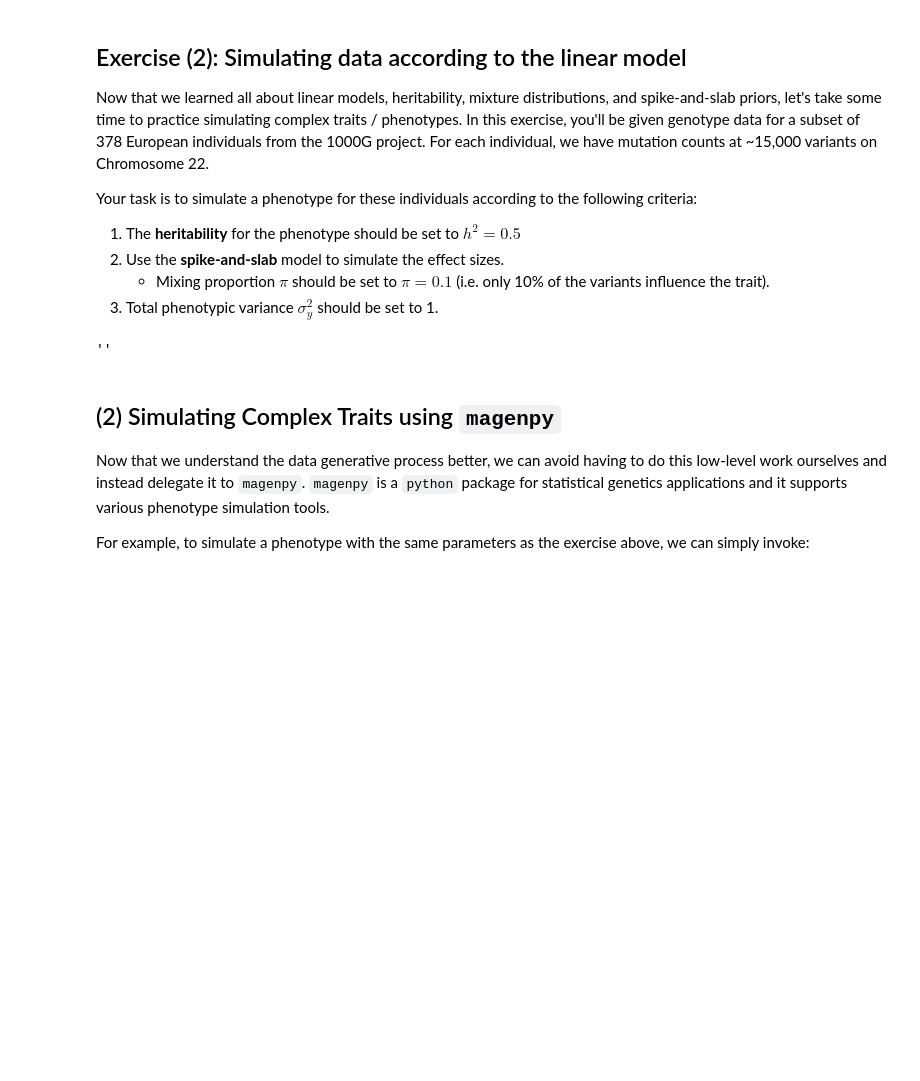
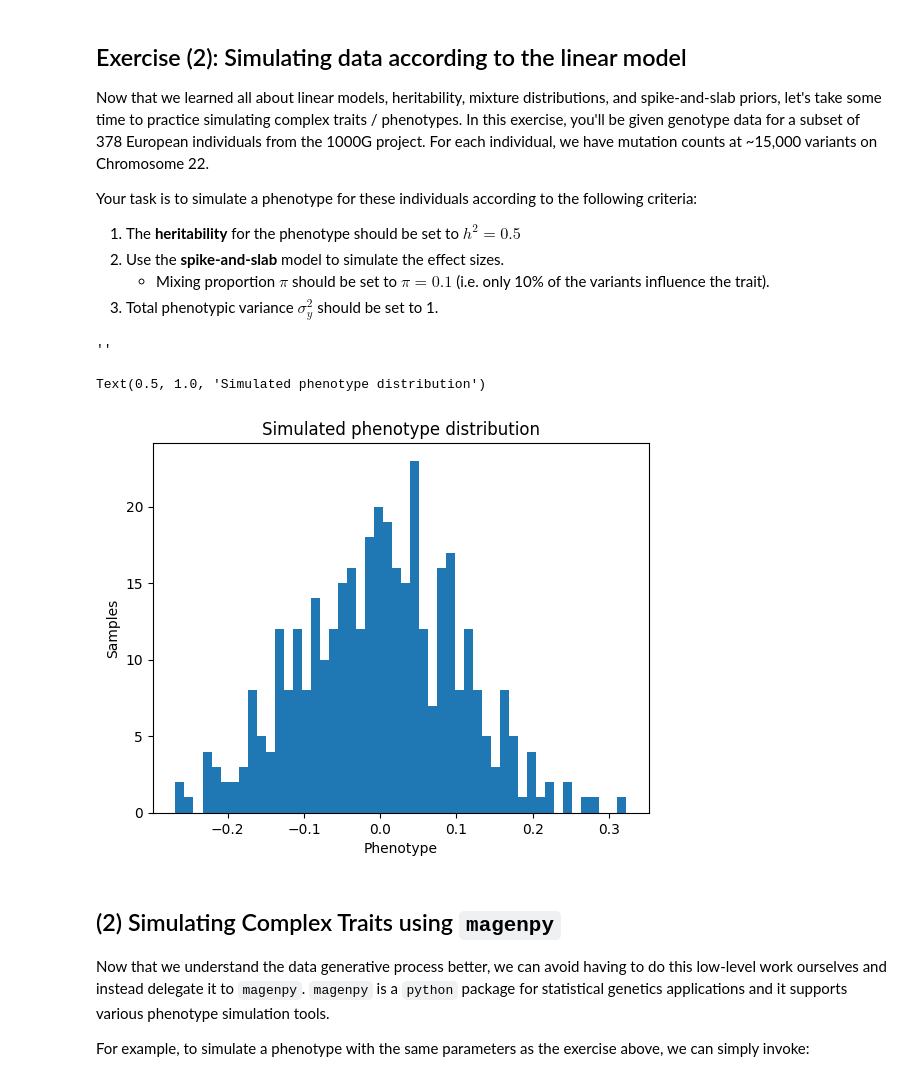
Before and after one commit to yueliyl/viprs-tut, a Jupyter notebook: Inference of Polygenic Risk Scores from Biobank Data.ipynb, the cells around one changed output. Drawn from its saved outputs; the diff is of its cells as text; code cells hidden in the pictures; blank space fills up the shorter version.

```diff
--- a/Inference of Polygenic Risk Scores from Biobank Data.ipynb
+++ b/Inference of Polygenic Risk Scores from Biobank Data.ipynb
@@ -482,6 +483,61 @@ n_snps = X.shape[1] # Number of variants
 ;
 # %% [output]
 ''
+# %%
+#@title SOLUTION
+#@title YOUR CODE
+# Let's define the parameters of the model:
+
+h2 = 0.01  # Heritability
+pi = 0.1  # Mixing proportion
+sigma2_y = 1.  # Phenotypic variance
+
+# Extract and standardize the genotype matrix:
+X = g_matrix.to_numpy().astype(np.float32)
+# Standardize the genotype matrix:
+X -= X.mean(axis=0)
+X /= X.std(axis=0)
+
+# Get the sample size and number of variants in
+# in the genotype matrix:
+
+n = X.shape[0] # Number of samples
+n_snps = X.shape[1] # Number of variants
+
+################ STEP 1 ################
+# Sample the effect sizes from spike-and-slab:
+
+beta = sample_beta_spike_and_slab(n_snps=n_snps,
+                                  h2=h2,
+                                  pi=pi)
+
+################ STEP 2 ################
+# Compute the polygenic score (X\beta)
+
+y_g = X @ beta
+
+
+################ STEP 3 ################
+# Sample the residual component (epsilon)
+
+eps = np.random.normal(loc=0.,
+    scale=np.sqrt(h2/n_snps), # per snp heritability
+    size=n) # number of samples
+
+################ STEP 4 ################
+# Compute the final phenotype according to the linear model:
+
+y = y_g + eps
+
+################ STEP 5 ################
+# Plot the distribution of the phenotype:
+plt.hist(y, bins=50)
+plt.xlabel("Phenotype")
+plt.ylabel("Samples")
+plt.title("Simulated phenotype distribution")
+# %% [output]
+Text(0.5, 1.0, 'Simulated phenotype distribution')
+[figure, added]
 # %% [markdown]
 ## (2) Simulating Complex Traits using `magenpy`
 
```
Also changed, not shown: parts of 4 cells of this notebook.
